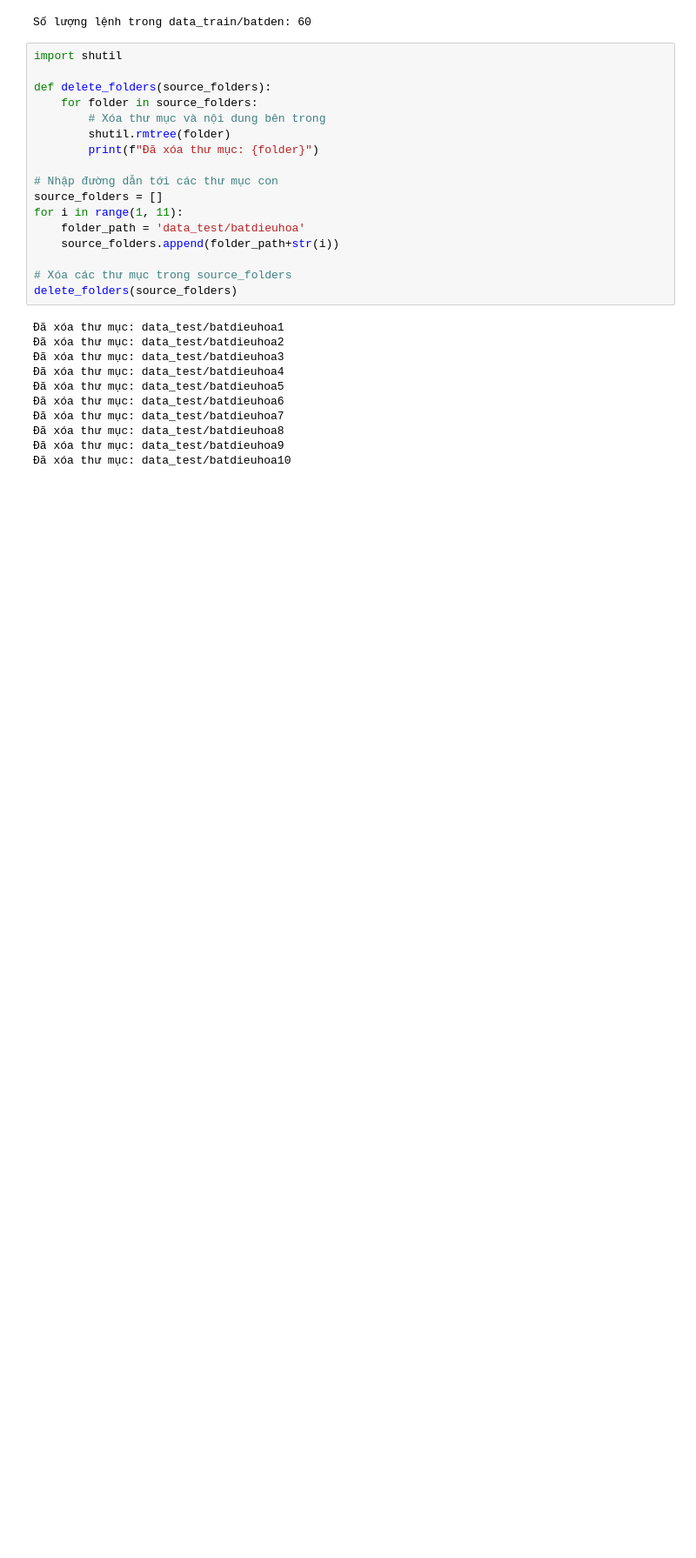
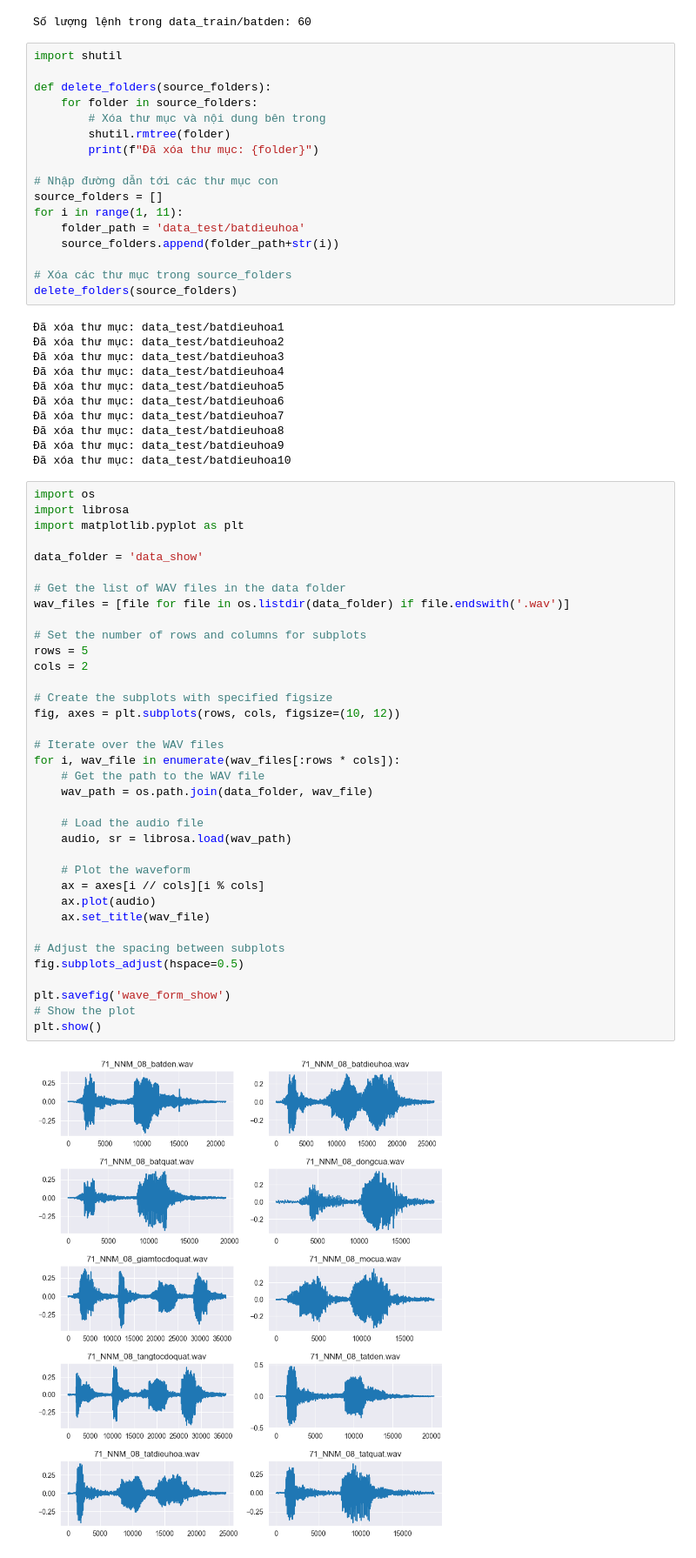
Before and after one commit to hoangbao1102/PBL5_SHSR, a Jupyter notebook: PBL5-ASR/script_2.ipynb, the cells around one changed output. Shown: that part at 87% size. Cells and saved outputs as stored; diff of their text form; blank space fills up the shorter version.

```diff
--- a/PBL5-ASR/script_2.ipynb
+++ b/PBL5-ASR/script_2.ipynb
@@ -309,3 +309,41 @@ delete_folders(source_folders)
 Đã xóa thư mục: data_test/batdieuhoa8
 Đã xóa thư mục: data_test/batdieuhoa9
 Đã xóa thư mục: data_test/batdieuhoa10
+# %%
+import os
+import librosa
+import matplotlib.pyplot as plt
+
+data_folder = 'data_show'
+
+# Get the list of WAV files in the data folder
+wav_files = [file for file in os.listdir(data_folder) if file.endswith('.wav')]
+
+# Set the number of rows and columns for subplots
+rows = 5
+cols = 2
+
+# Create the subplots with specified figsize
+fig, axes = plt.subplots(rows, cols, figsize=(10, 12))
+
+# Iterate over the WAV files
+for i, wav_file in enumerate(wav_files[:rows * cols]):
+    # Get the path to the WAV file
+    wav_path = os.path.join(data_folder, wav_file)
+
+    # Load the audio file
+    audio, sr = librosa.load(wav_path)
+
+    # Plot the waveform
+    ax = axes[i // cols][i % cols]
+    ax.plot(audio)
+    ax.set_title(wav_file)
+
+# Adjust the spacing between subplots
+fig.subplots_adjust(hspace=0.5)
+
+plt.savefig('wave_form_show')
+# Show the plot
+plt.show()
+# %% [output]
+[figure, added]
```
Also changed, not shown: 29 other files.
